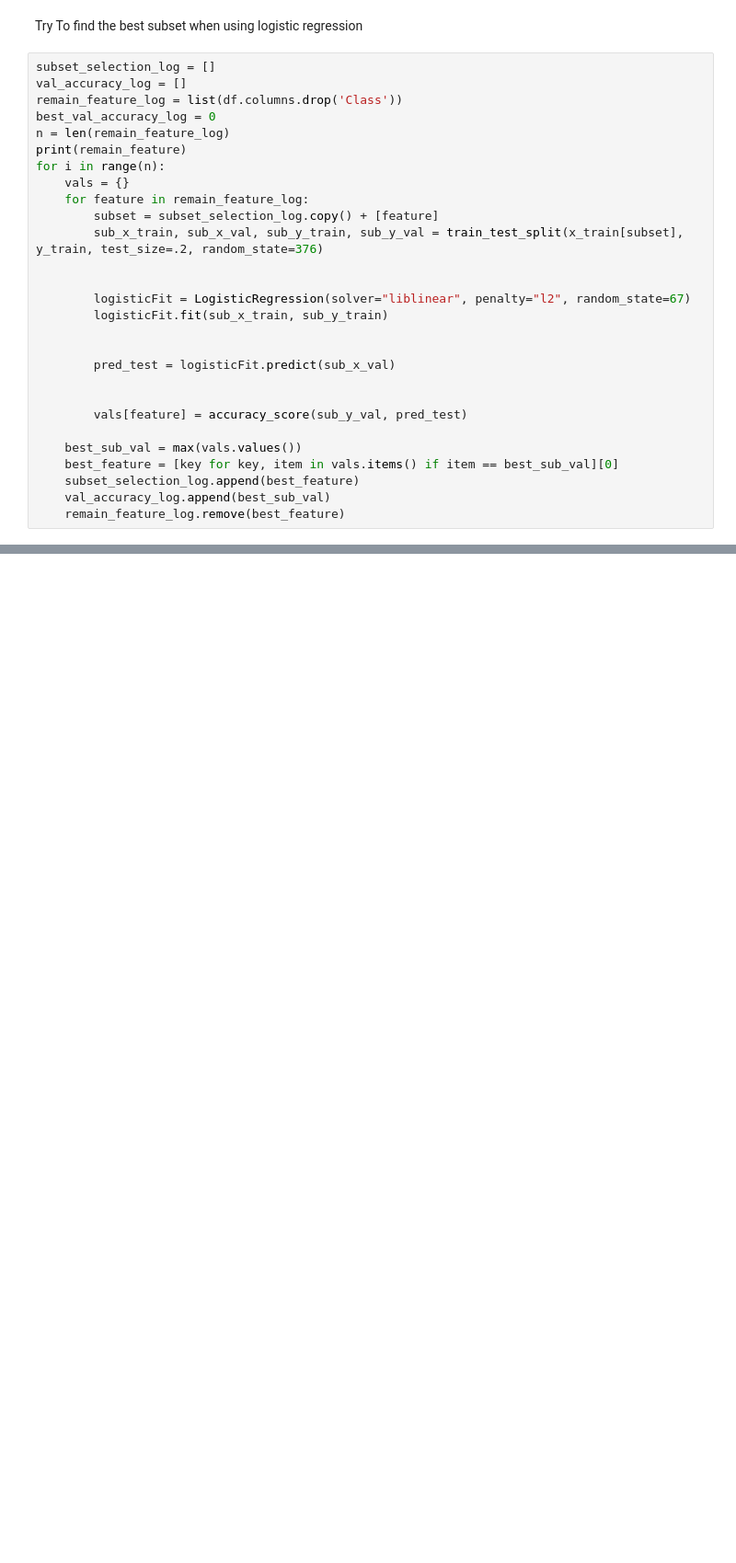
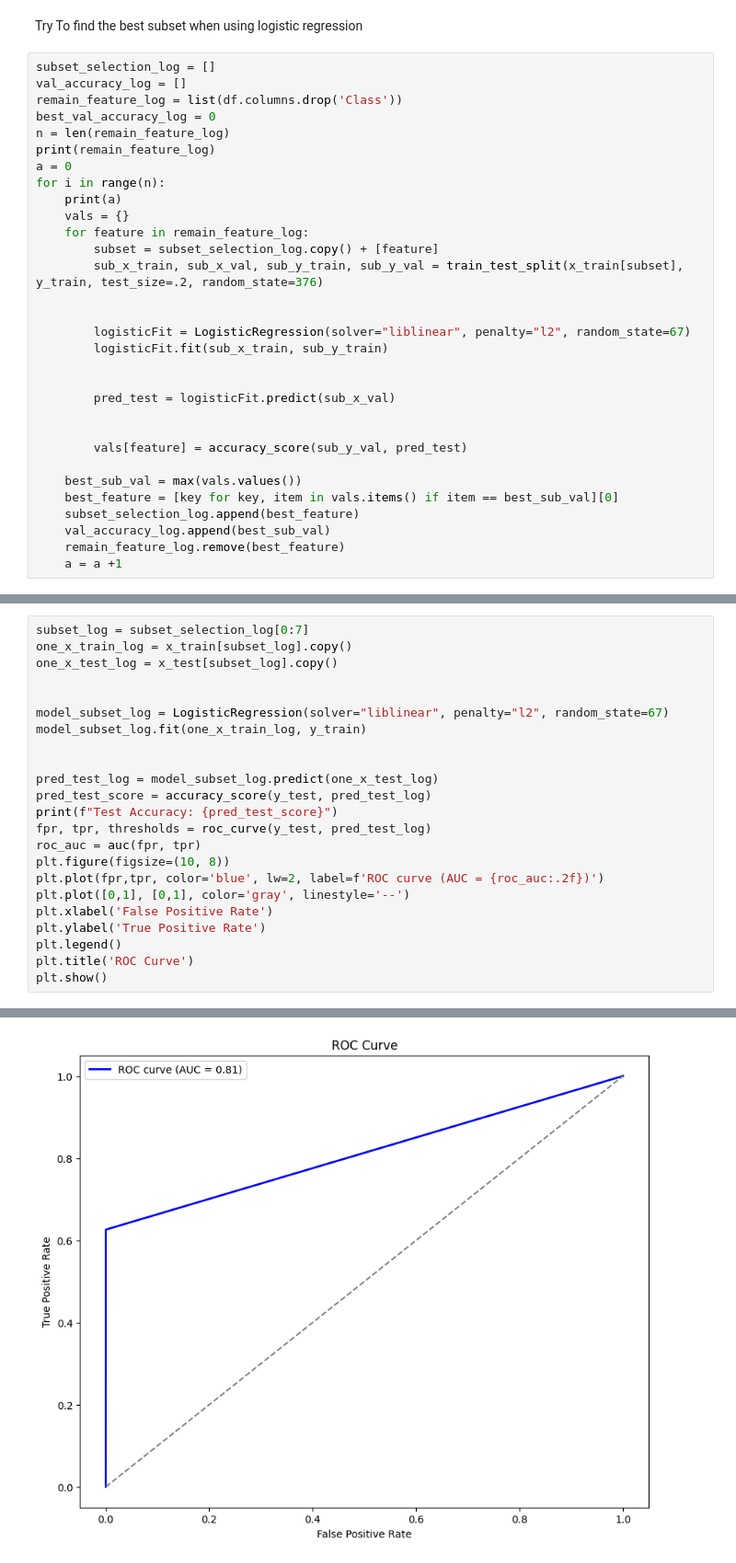
Before and after one commit to flopez0294/CSE176MLProject, a Jupyter notebook: pt3Classification.ipynb, the cells around one changed output, grey strips where cells are left out. Shown at 92% size. Cells and saved outputs as stored; diff of their text form; blank space fills up the shorter version.

```diff
--- a/pt3Classification.ipynb
+++ b/pt3Classification.ipynb
@@ -479,8 +477,10 @@ val_accuracy_log = []
 remain_feature_log = list(df.columns.drop('Class'))
 best_val_accuracy_log = 0
 n = len(remain_feature_log)
-print(remain_feature)
+print(remain_feature_log)
+a = 0
 for i in range(n):
+    print(a)
     vals = {}
     for feature in remain_feature_log:
         subset = subset_selection_log.copy() + [feature]
@@ -501,4 +501,5 @@ for i in range(n):
     subset_selection_log.append(best_feature)
     val_accuracy_log.append(best_sub_val)
     remain_feature_log.remove(best_feature)
+    a = a +1
 # %% [output]
@@ -509,0 +531,24 @@ print(val_accuracy_log)
+# %%
+subset_log = subset_selection_log[0:7]
+one_x_train_log = x_train[subset_log].copy()
+one_x_test_log = x_test[subset_log].copy()
+
+
+model_subset_log = LogisticRegression(solver="liblinear", penalty="l2", random_state=67)
+model_subset_log.fit(one_x_train_log, y_train)
+
+
+pred_test_log = model_subset_log.predict(one_x_test_log)
+pred_test_score = accuracy_score(y_test, pred_test_log)
+print(f"Test Accuracy: {pred_test_score}")
+fpr, tpr, thresholds = roc_curve(y_test, pred_test_log)
+roc_auc = auc(fpr, tpr)
+plt.figure(figsize=(10, 8))
+plt.plot(fpr,tpr, color='blue', lw=2, label=f'ROC curve (AUC = {roc_auc:.2f})')
+plt.plot([0,1], [0,1], color='gray', linestyle='--')
+plt.xlabel('False Positive Rate')
+plt.ylabel('True Positive Rate')
+plt.legend()
+plt.title('ROC Curve')
+plt.show()
+# %% [output]
@@ -509,0 +556 @@ print(val_accuracy_log)
+[figure, added]
```
Also changed, not shown: parts of 14 cells of this notebook.
